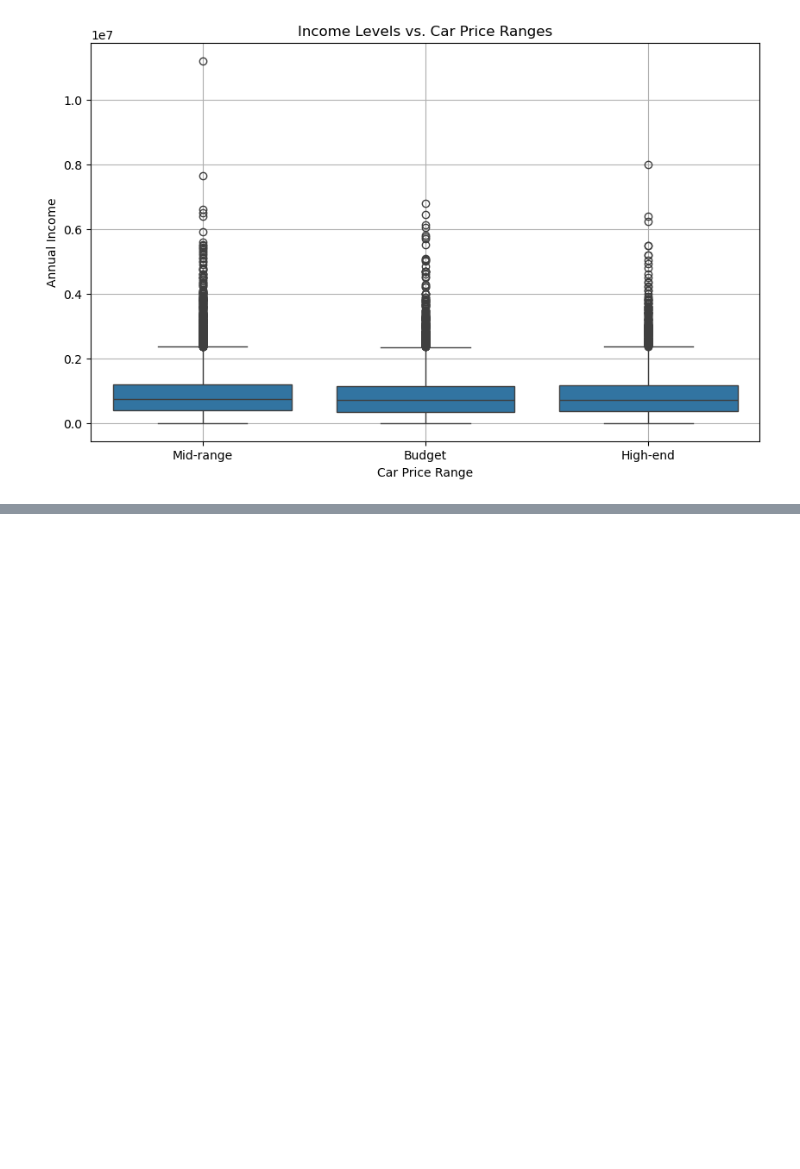
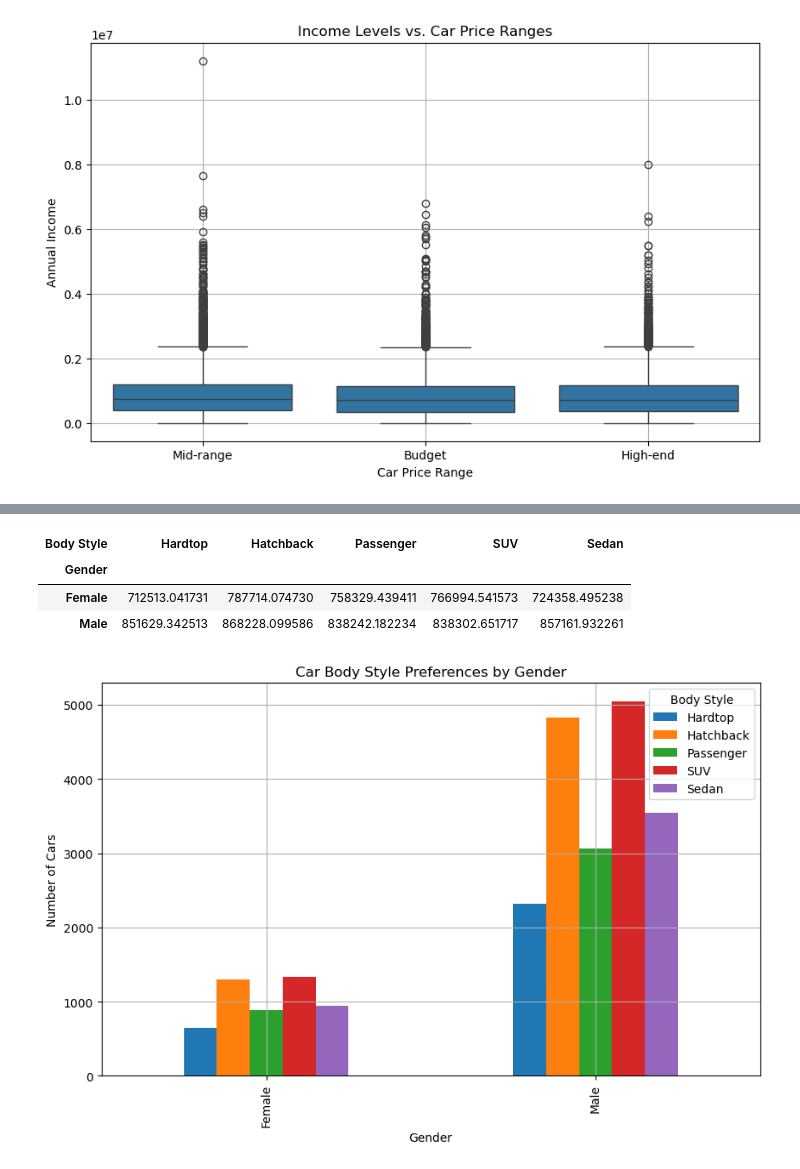
Before and after one commit to ikwabia/Car-Sales-, a Jupyter notebook: car_analysis.ipynb, the cells around one changed output, grey strips where cells are left out. Saved outputs shown, nothing was run; the diff lists cells and outputs as text; code cells hidden in the pictures; blank space fills up the shorter version.

```diff
--- a/car_analysis.ipynb
+++ b/car_analysis.ipynb
@@ -116,0 +222,19 @@ Objective: To investigate how gender influences the choice of car body style (e.
+# %%
+# Calculate the average income by gender and body style
+income_by_gender_body_style = car_sales_df.groupby(['Gender', 'Body Style'])['Annual Income'].mean().unstack()
+income_by_gender_body_style
+# %% [output]
+| Body Style | Hardtop | Hatchback | Passenger | SUV | Sedan |
+| Gender |  |  |  |  |  |
+| Female | 712513.041731 | 787714.074730 | 758329.439411 | 766994.541573 | 724358.495238 |
+| Male | 851629.342513 | 868228.099586 | 838242.182234 | 838302.651717 | 857161.932261 |
+# %%
+# Plotting the distribution using a grouped bar chart
+body_style_by_gender.plot(kind='bar', stacked=False, figsize=(10, 6))
+plt.title('Car Body Style Preferences by Gender')
+plt.xlabel('Gender')
+plt.ylabel('Number of Cars')
+plt.grid(True)
+plt.show()
+# %% [output]
+[figure, added]
```
Also changed, not shown: parts of 20 cells of this notebook, 1 other file.
